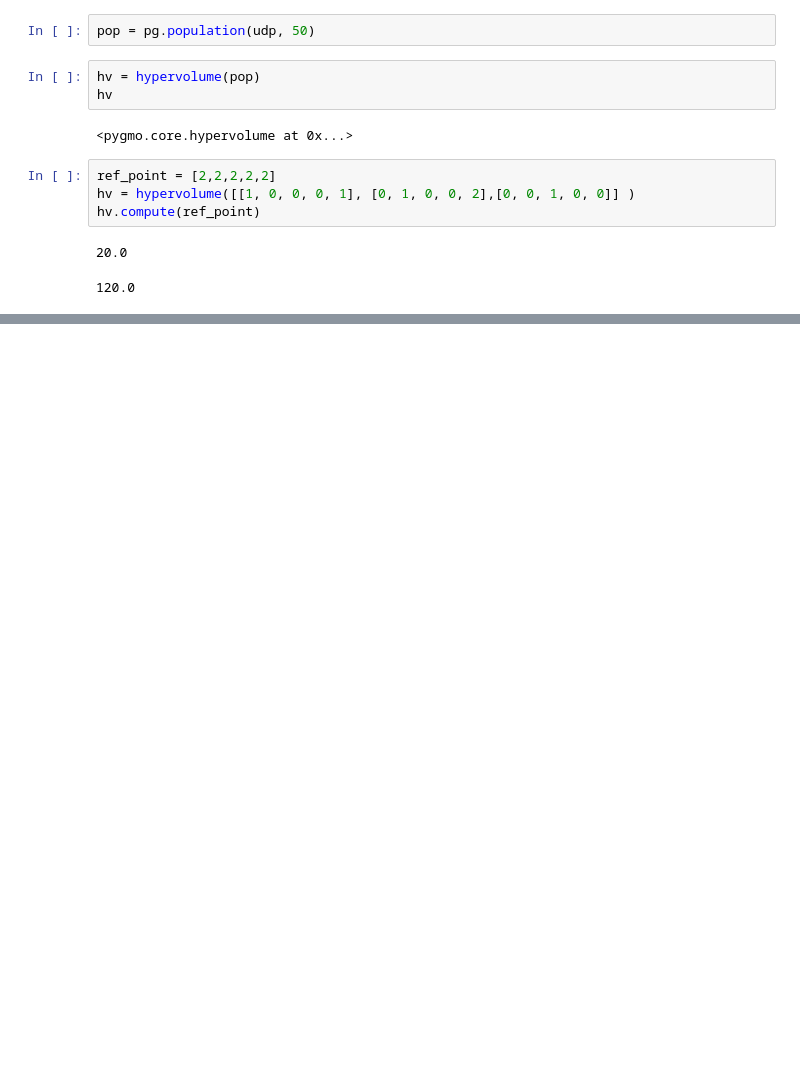
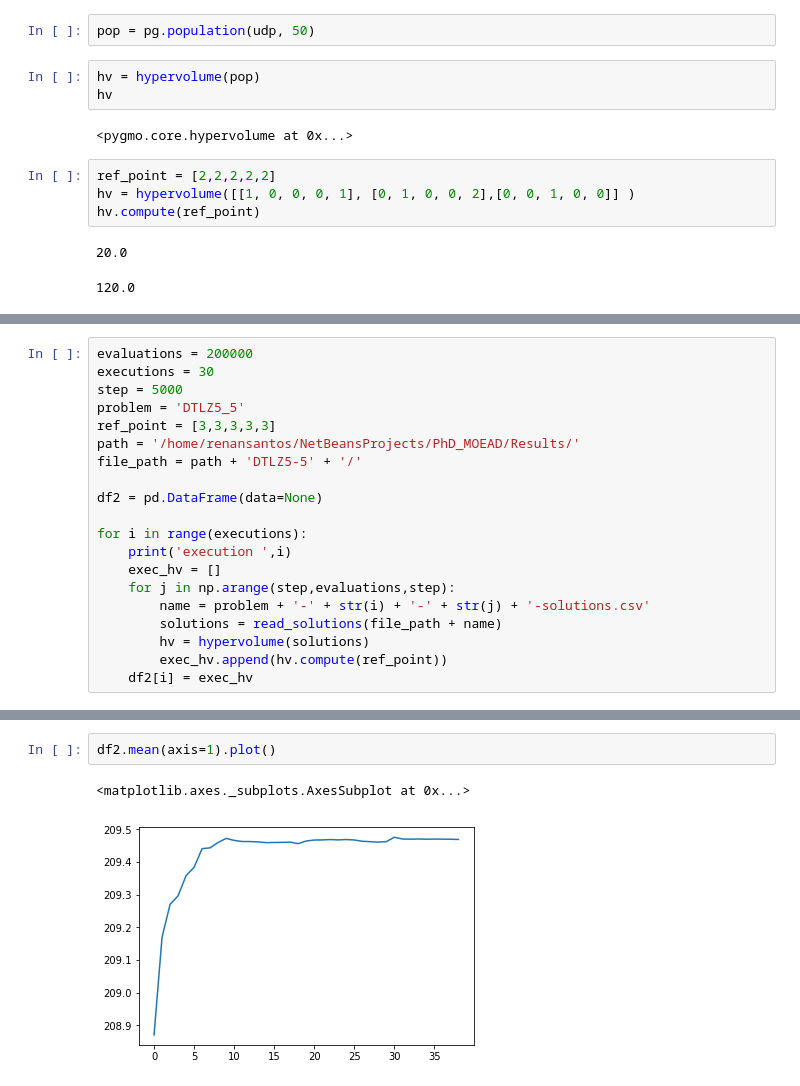
Before and after one commit to renansantosmendes/PhD_Python_2019, a Jupyter notebook: 05-hypervolume-calculation.ipynb, the cells around one changed output, grey strips where cells are left out. Saved outputs shown, nothing was run; the diff lists cells and outputs as text; blank space fills up the shorter version.

```diff
--- a/05-hypervolume-calculation.ipynb
+++ b/05-hypervolume-calculation.ipynb
@@ -89,0 +100,20 @@ df.mean(axis=1).plot()
+# %%
+evaluations = 200000
+executions = 30
+step = 5000
+problem = 'DTLZ5_5'
+ref_point = [3,3,3,3,3]
+path = '/home/renansantos/NetBeansProjects/PhD_MOEAD/Results/'
+file_path = path + 'DTLZ5-5' + '/'
+
+df2 = pd.DataFrame(data=None)
+
+for i in range(executions):
+    print('execution ',i)
+    exec_hv = []
+    for j in np.arange(step,evaluations,step):
+        name = problem + '-' + str(i) + '-' + str(j) + '-solutions.csv'
+        solutions = read_solutions(file_path + name)
+        hv = hypervolume(solutions)
+        exec_hv.append(hv.compute(ref_point))
+    df2[i] = exec_hv
@@ -89,0 +138,5 @@ df.mean(axis=1).plot()
+# %%
+df2.mean(axis=1).plot()
+# %% [output]
+<matplotlib.axes._subplots.AxesSubplot at 0x...>
+[figure, added]
```
Also changed, not shown: parts of 8 cells of this notebook.
